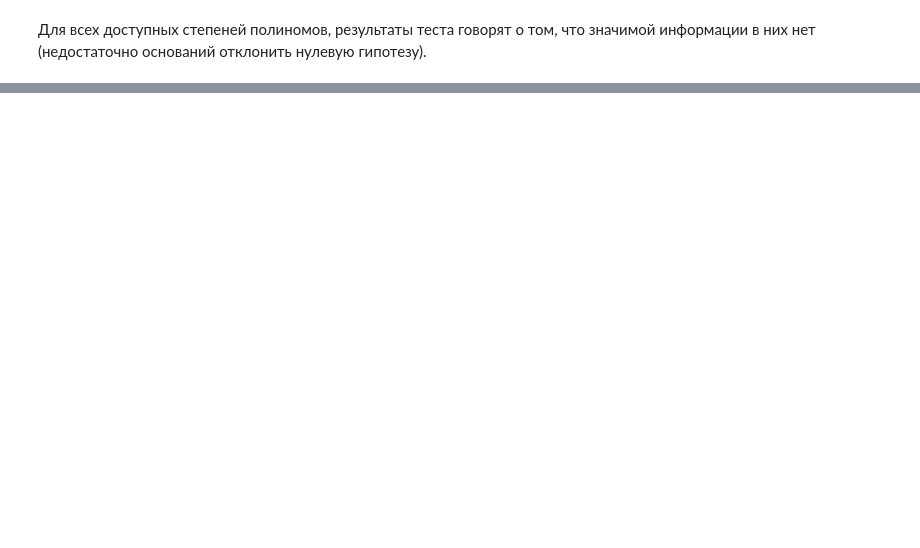
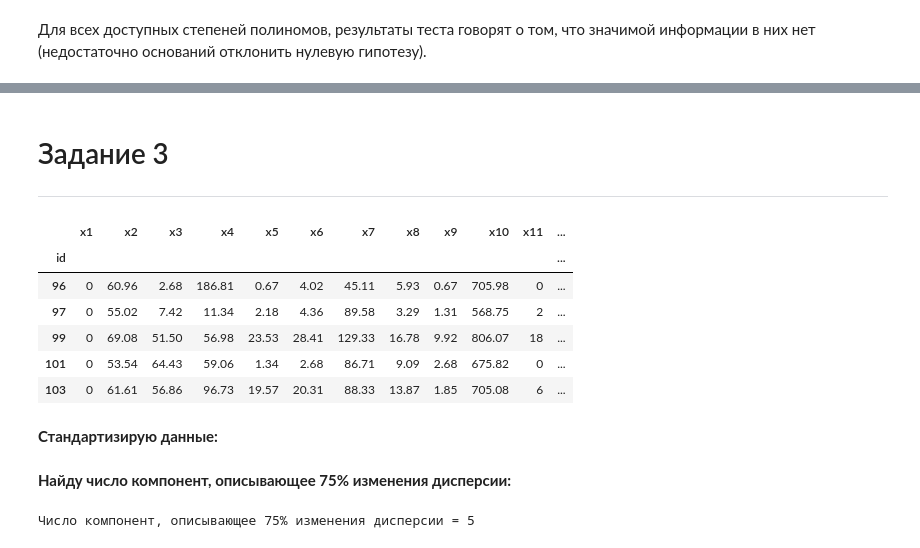
Before and after one commit to Maksim-Dostovalov/modelling-of-statistical-relations, a Jupyter notebook: module-work-2/project.ipynb, the cells around one changed output, grey strips where cells are left out. Cells and saved outputs as stored; diff of their text form; code cells hidden in the pictures; blank space fills up the shorter version.

```diff
--- a/module-work-2/project.ipynb
+++ b/module-work-2/project.ipynb
@@ -506,0 +593,17 @@ plt.show()
+# %% [markdown]
+# Задание 3
+---
+# %%
+data = pd.read_excel('задание3.xlsx', header=2, index_col=0)
+
+data.head()
+# %% [output]
+|  | x1 | x2 | x3 | x4 | x5 | x6 | x7 | x8 | x9 | x10 | x11 | ... |
+| id |  |  |  |  |  |  |  |  |  |  |  | ... |
+| 96 | 0 | 60.96 | 2.68 | 186.81 | 0.67 | 4.02 | 45.11 | 5.93 | 0.67 | 705.98 | 0 | ... |
+| 97 | 0 | 55.02 | 7.42 | 11.34 | 2.18 | 4.36 | 89.58 | 3.29 | 1.31 | 568.75 | 2 | ... |
+| 99 | 0 | 69.08 | 51.50 | 56.98 | 23.53 | 28.41 | 129.33 | 16.78 | 9.92 | 806.07 | 18 | ... |
+| 101 | 0 | 53.54 | 64.43 | 59.06 | 1.34 | 2.68 | 86.71 | 9.09 | 2.68 | 675.82 | 0 | ... |
+| 103 | 0 | 61.61 | 56.86 | 96.73 | 19.57 | 20.31 | 88.33 | 13.87 | 1.85 | 705.08 | 6 | ... |
+# %% [markdown]
+**Стандартизирую данные:**
@@ -506,0 +612,14 @@ plt.show()
+# %% [markdown]
+**Найду число компонент, описывающее 75% изменения дисперсии:**
+# %%
+pca = PCA().fit(data_scaled)
+
+explained_variance = pca.explained_variance_ratio_
+
+explained_variance = np.insert(explained_variance, 0, 0)
+
+opt_n_components = np.argmax((np.cumsum(explained_variance) > 0.75))
+
+print(f'Число компонент, описывающее 75% изменения дисперсии = {opt_n_components}')
+# %% [output]
+Число компонент, описывающее 75% изменения дисперсии = 5
```
Also changed, not shown: parts of 49 cells of this notebook, 2 other files.
